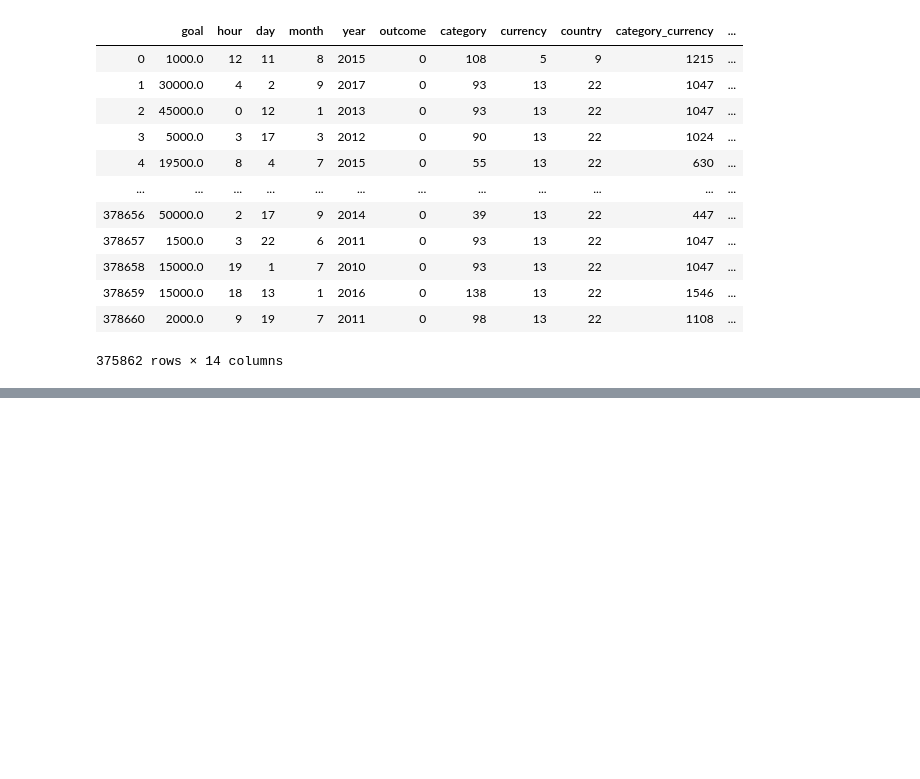
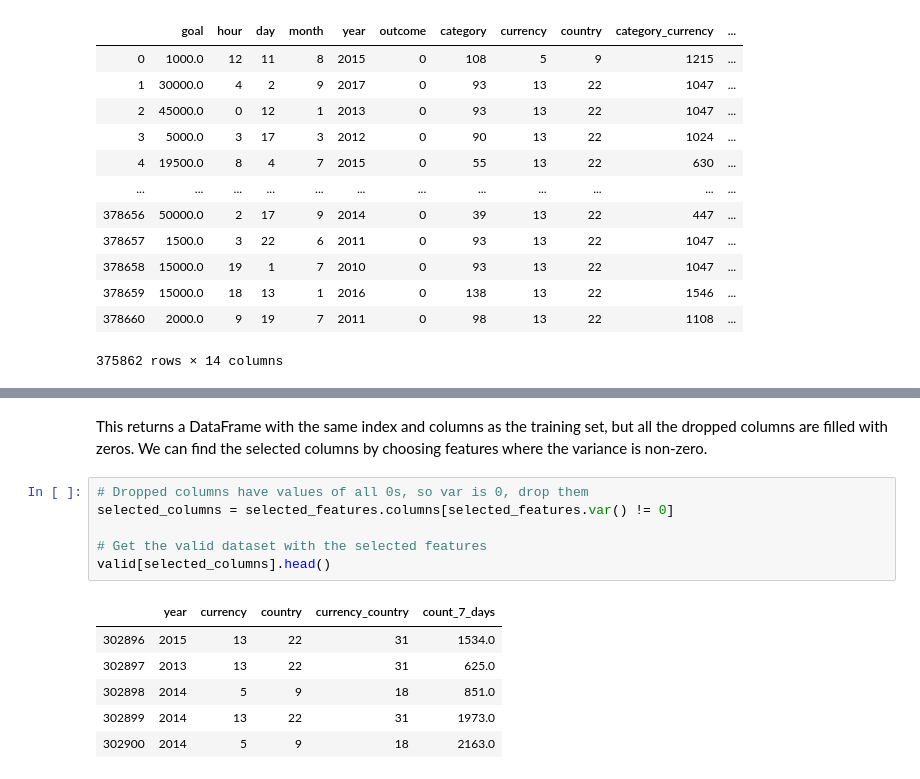
Before and after one commit to tyler-wel/kaggle_training, a Jupyter notebook: 4_feature_engineering/feature_engineering_overview.ipynb, the cells around one changed output, grey strips where cells are left out. Drawn from its saved outputs; the diff is of its cells as text; blank space fills up the shorter version.

```diff
--- a/4_feature_engineering/feature_engineering_overview.ipynb
+++ b/4_feature_engineering/feature_engineering_overview.ipynb
@@ -608,0 +666,15 @@ baseline
+# %% [markdown]
+This returns a DataFrame with the same index and columns as the training set, but all the dropped columns are filled with zeros. We can find the selected columns by choosing features where the variance is non-zero.
+# %%
+# Dropped columns have values of all 0s, so var is 0, drop them
+selected_columns = selected_features.columns[selected_features.var() != 0]
+
+# Get the valid dataset with the selected features
+valid[selected_columns].head()
+# %% [output]
+|  | year | currency | country | currency_country | count_7_days |
+| 302896 | 2015 | 13 | 22 | 31 | 1534.0 |
+| 302897 | 2013 | 13 | 22 | 31 | 625.0 |
+| 302898 | 2014 | 5 | 9 | 18 | 851.0 |
+| 302899 | 2014 | 13 | 22 | 31 | 1973.0 |
+| 302900 | 2014 | 5 | 9 | 18 | 2163.0 |
```
Also changed, not shown: parts of 12 cells of this notebook.
